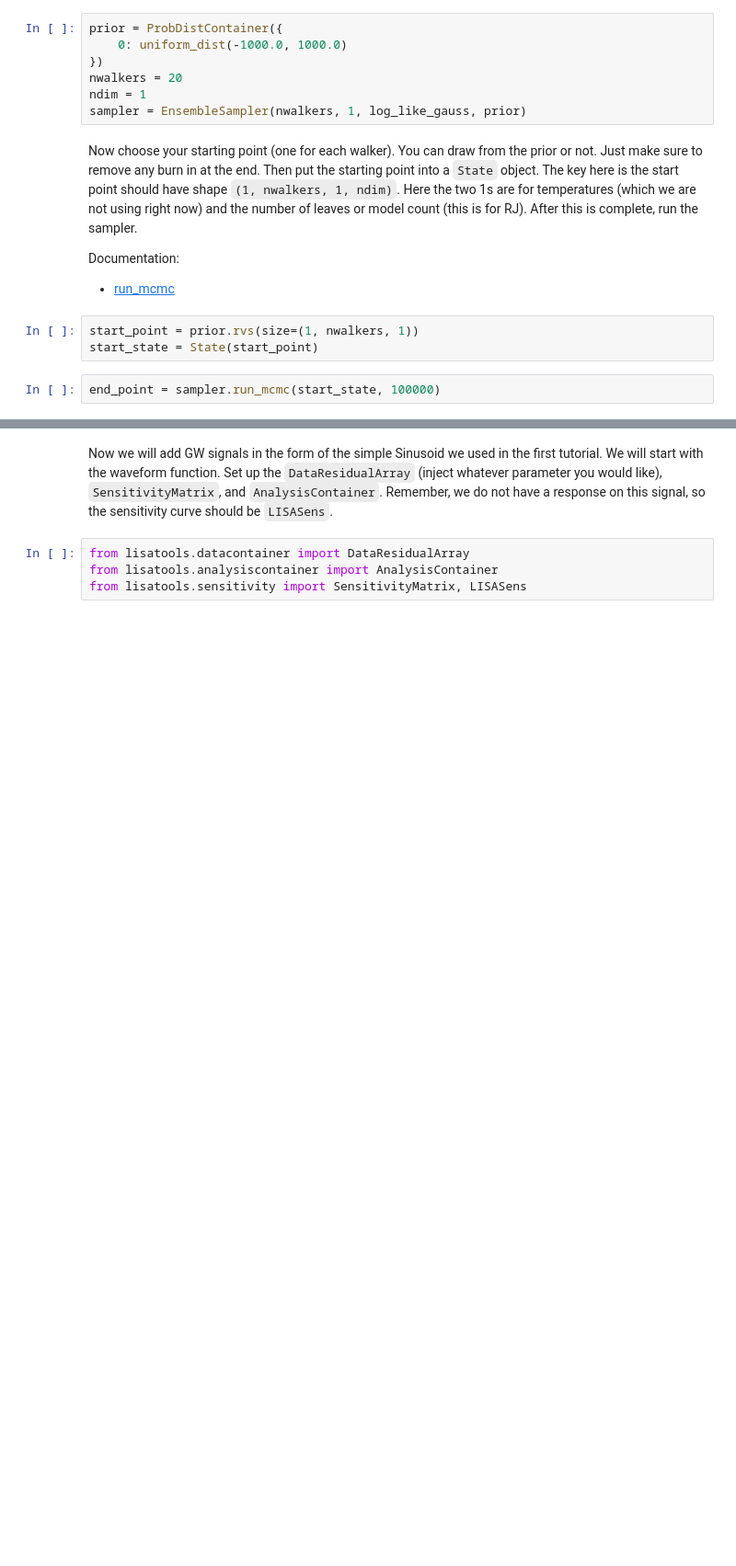
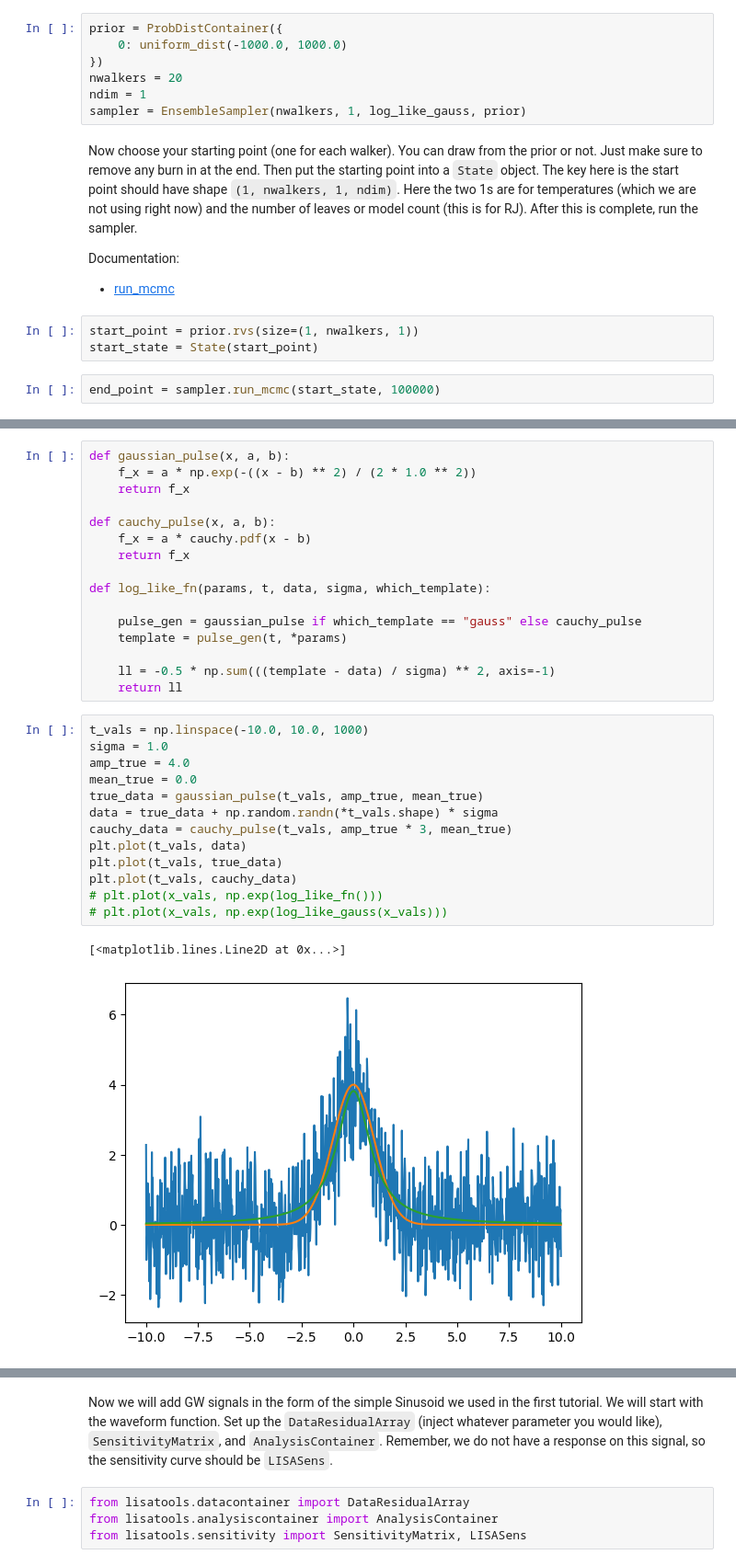
Before and after one commit to mikekatz04/LATW, a Jupyter notebook: tutorials/Tutorial3.ipynb, the cells around one changed output, grey strips where cells are left out. Shown at 92% size. Saved outputs shown, nothing was run; the diff lists cells and outputs as text; blank space fills up the shorter version.

```diff
--- a/tutorials/Tutorial3.ipynb
+++ b/tutorials/Tutorial3.ipynb
@@ -142,0 +223,32 @@ plt.plot(x_vals, np.exp(log_like_gauss(x_vals)))
+# %%
+def gaussian_pulse(x, a, b):
+    f_x = a * np.exp(-((x - b) ** 2) / (2 * 1.0 ** 2))
+    return f_x
+
+def cauchy_pulse(x, a, b):
+    f_x = a * cauchy.pdf(x - b)
+    return f_x
+
+def log_like_fn(params, t, data, sigma, which_template):
+
+    pulse_gen = gaussian_pulse if which_template == "gauss" else cauchy_pulse
+    template = pulse_gen(t, *params)
+
+    ll = -0.5 * np.sum(((template - data) / sigma) ** 2, axis=-1)
+    return ll
+# %%
+t_vals = np.linspace(-10.0, 10.0, 1000)
+sigma = 1.0
+amp_true = 4.0
+mean_true = 0.0
+true_data = gaussian_pulse(t_vals, amp_true, mean_true)
+data = true_data + np.random.randn(*t_vals.shape) * sigma
+cauchy_data = cauchy_pulse(t_vals, amp_true * 3, mean_true)
+plt.plot(t_vals, data)
+plt.plot(t_vals, true_data)
+plt.plot(t_vals, cauchy_data)
+# plt.plot(x_vals, np.exp(log_like_fn()))
+# plt.plot(x_vals, np.exp(log_like_gauss(x_vals)))
+# %% [output]
+[<matplotlib.lines.Line2D at 0x...>]
+[figure, added]
```
Also changed, not shown: parts of 26 cells of this notebook, 1 other file.
